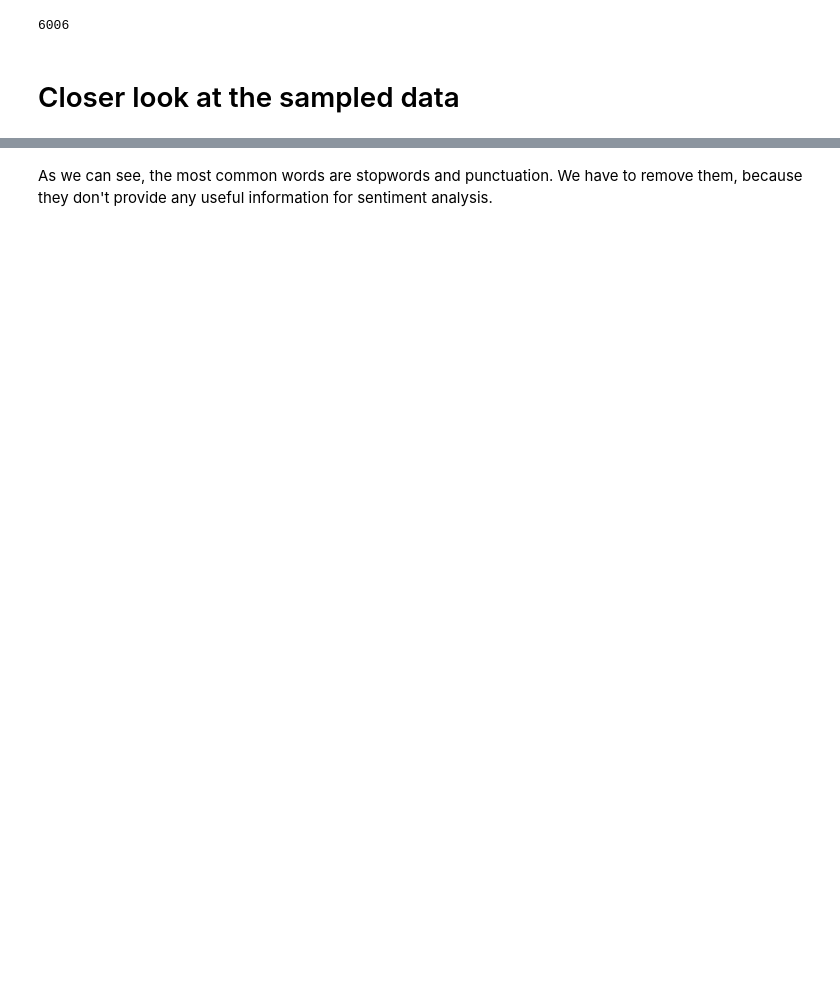
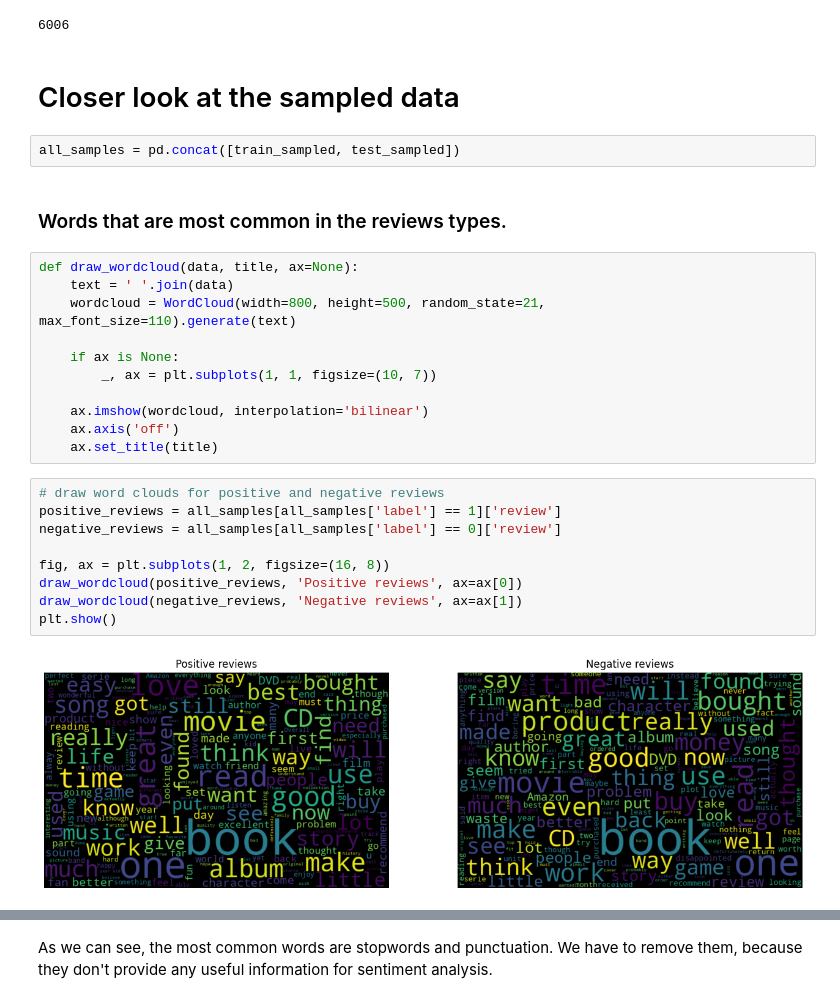
Before and after one commit to KrystianJachna/Sentiment-Analysis, a Jupyter notebook: notebooks/EDA.ipynb, the cells around one changed output, grey strips where cells are left out. Saved outputs shown, nothing was run; the diff lists cells and outputs as text; blank space fills up the shorter version.

```diff
--- a/notebooks/EDA.ipynb
+++ b/notebooks/EDA.ipynb
@@ -136,3 +137,29 @@ gc.collect()
 6006
 # %% [markdown]
 # Closer look at the sampled data
+# %%
+all_samples = pd.concat([train_sampled, test_sampled])
+# %% [markdown]
+### Words that are most common in the reviews types.
+# %%
+def draw_wordcloud(data, title, ax=None):
+    text = ' '.join(data)
+    wordcloud = WordCloud(width=800, height=500, random_state=21, max_font_size=110).generate(text)
+
+    if ax is None:
+        _, ax = plt.subplots(1, 1, figsize=(10, 7))
+
+    ax.imshow(wordcloud, interpolation='bilinear')
+    ax.axis('off')
+    ax.set_title(title)
+# %%
+# draw word clouds for positive and negative reviews
+positive_reviews = all_samples[all_samples['label'] == 1]['review']
+negative_reviews = all_samples[all_samples['label'] == 0]['review']
+
+fig, ax = plt.subplots(1, 2, figsize=(16, 8))
+draw_wordcloud(positive_reviews, 'Positive reviews', ax=ax[0])
+draw_wordcloud(negative_reviews, 'Negative reviews', ax=ax[1])
+plt.show()
+# %% [output]
+[figure, added]
```
Also changed, not shown: parts of 14 cells of this notebook.
